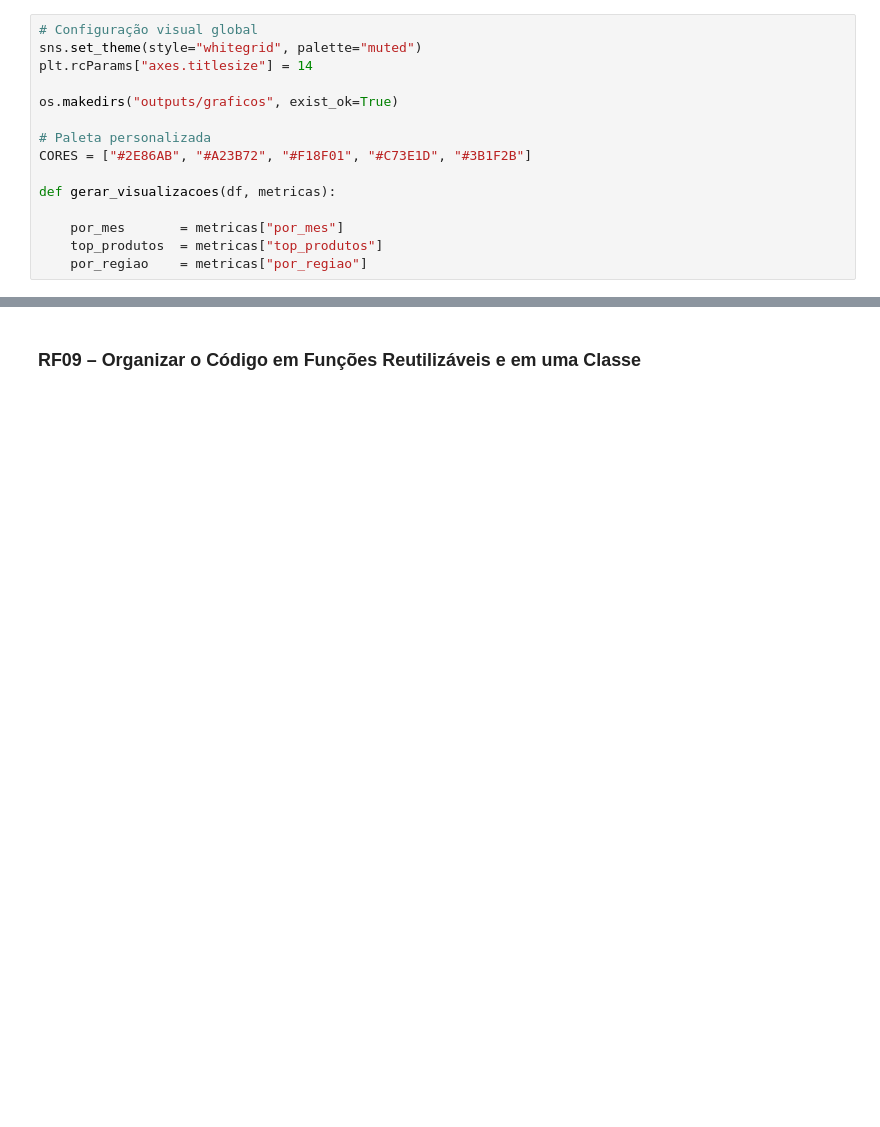
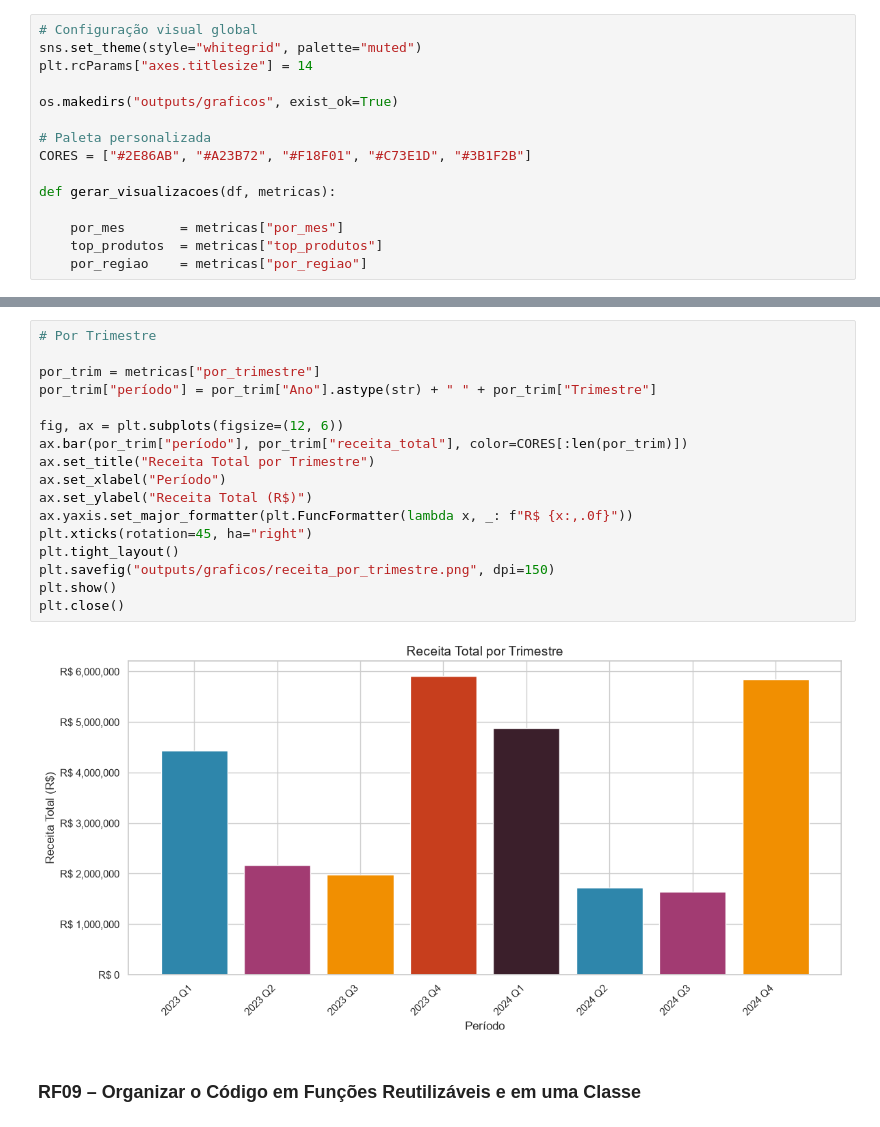
Before and after one commit to carolinaruas-star/curso-analise-preditiva, a Jupyter notebook: wood-insight-py/Wood_SalesInsight_PY.ipynb, the cells around one changed output, grey strips where cells are left out. Drawn from its saved outputs; the diff is of its cells as text; blank space fills up the shorter version.

```diff
--- a/wood-insight-py/Wood_SalesInsight_PY.ipynb
+++ b/wood-insight-py/Wood_SalesInsight_PY.ipynb
@@ -1030,4 +1048,23 @@ gerar_visualizacoes(df_derivado, metricas)
 Gráficos salvos em outputs/graficos/
+# %%
+# Por Trimestre
+
+por_trim = metricas["por_trimestre"]
+por_trim["período"] = por_trim["Ano"].astype(str) + " " + por_trim["Trimestre"]
+
+fig, ax = plt.subplots(figsize=(12, 6))
+ax.bar(por_trim["período"], por_trim["receita_total"], color=CORES[:len(por_trim)])
+ax.set_title("Receita Total por Trimestre")
+ax.set_xlabel("Período")
+ax.set_ylabel("Receita Total (R$)")
+ax.yaxis.set_major_formatter(plt.FuncFormatter(lambda x, _: f"R$ {x:,.0f}"))
+plt.xticks(rotation=45, ha="right")
+plt.tight_layout()
+plt.savefig("outputs/graficos/receita_por_trimestre.png", dpi=150)
+plt.show()
+plt.close()
+# %% [output]
+[figure, added]
 # %% [markdown]
 ### RF09 – Organizar o Código em Funções Reutilizáveis e em uma Classe
 # %% [markdown]
```
Also changed, not shown: parts of 13 cells of this notebook.
